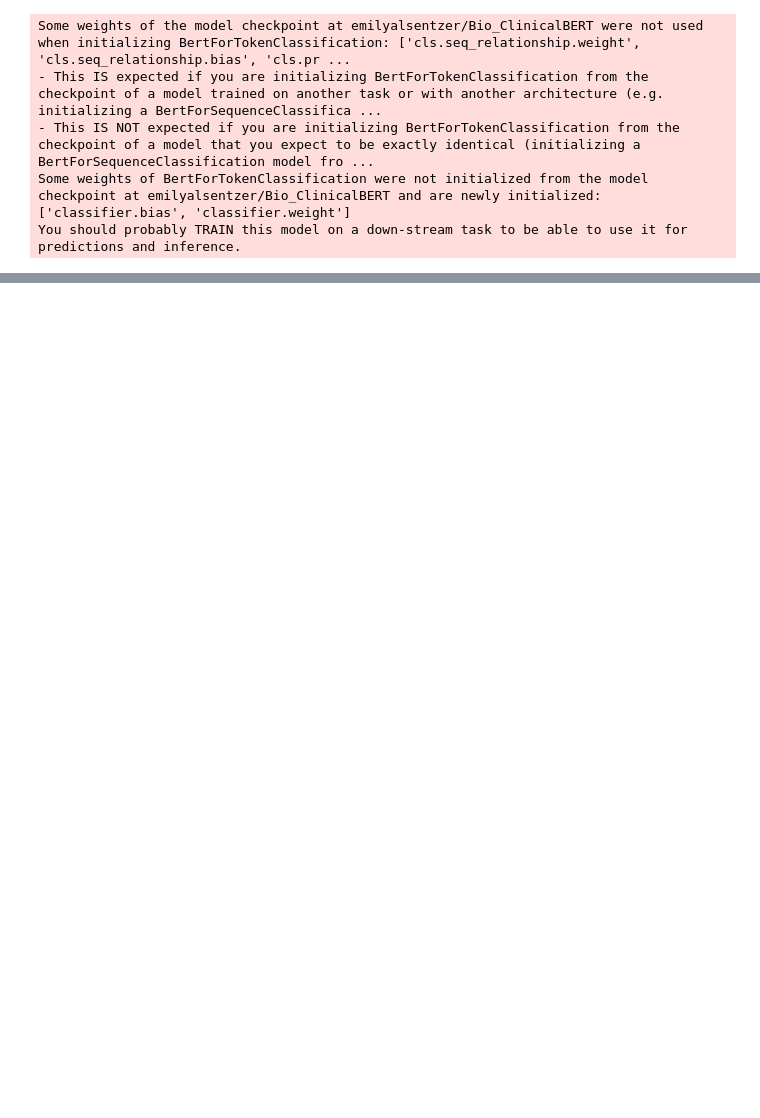
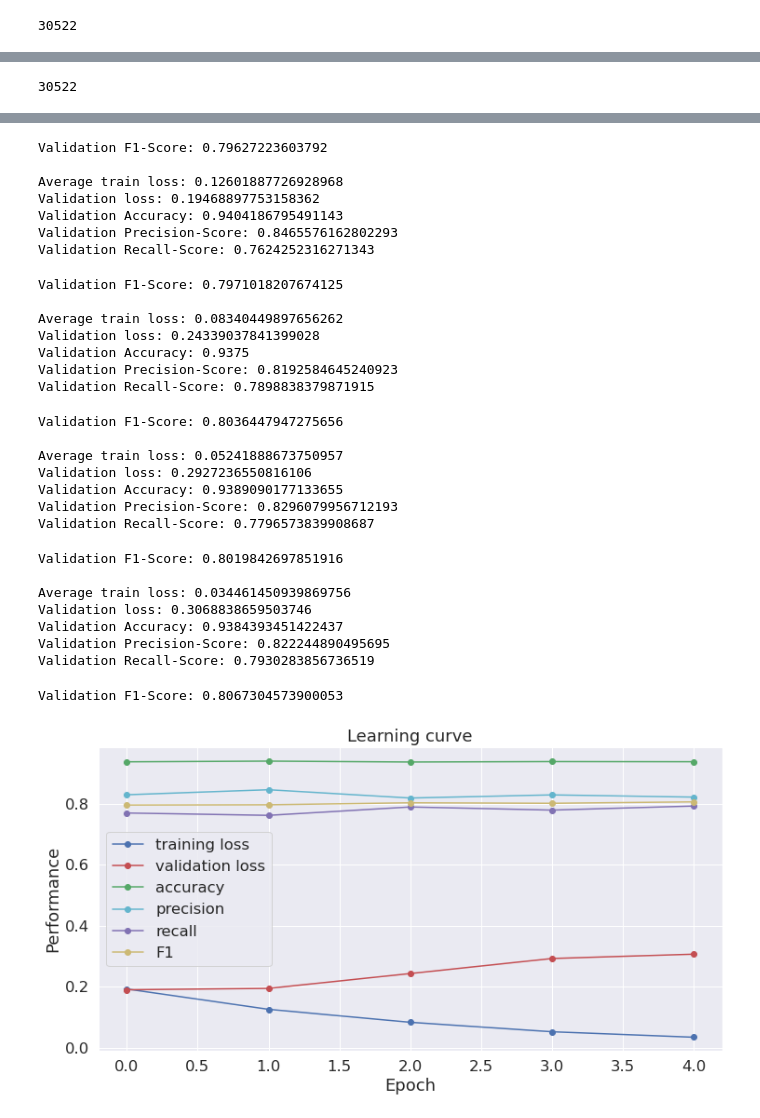
Before and after one commit to rwang258/nlp-pico-snorkel, a Jupyter notebook: bert.ipynb, the cells around one changed output, grey strips where cells are left out. Cells and saved outputs as stored; diff of their text form; code cells hidden in the pictures; blank space fills up the shorter version.

Commit message:
added changed code files. modified bert to have consistent performance metrics, and be able to extract understandable input/outputs. changed error file to run snorkel on same files as bert.

```diff
--- a/bert.ipynb
+++ b/bert.ipynb
@@ -325,20 +330,22 @@ abstracts_test, labels_test = abstract_labels(df_test)
 
 # define parameters
 MAX_LEN = 512
-bs = 12
+bs = 1
 
 # define labels
-tag_values = ['0', '1', 'PAD']
-labels_to_ids = {'0': 0, '1': 1, 'PAD': 2}
-ids_to_labels = {0: '0', 1: '1', 2: 'PAD'}
+tag_values = ['0', '1']
+labels_to_ids = {'0': 0, '1': 1}
+ids_to_labels = {0: '0', 1: '1'}
 
 
 # device set up
-device = torch.device("cuda" if torch.cuda.is_available() else "cpu")
+device = torch.device('cuda:0' if torch.cuda.is_available() else 'cpu')
 n_gpu = torch.cuda.device_count()
 
 # prepare data
-tokenizer = BertTokenizerFast.from_pretrained('bert-base-uncased') # bert-base-uncased
+tokenizer = BertTokenizerFast.from_pretrained('bert-base-uncased') # bert-base-un
+# tokenizer = BertTokenizer.from_pretrained('emilyalsentzer/Bio_ClinicalBERT',
+#                                           do_lower_case=False)
 
 train_dataloader, test_dataloader = process_data(tokenizer, abstracts_tr, labels_tr,
                                                   abstracts_test, labels_test,
@@ -348,8 +355,4 @@ train_dataloader, test_dataloader = process_data(tokenizer, abstracts_tr, labels
 # train
 accuracy, precision, recall, F1 = train(train_dataloader, test_dataloader, epochs=5)
 # %% [output]
-Some weights of the model checkpoint at emilyalsentzer/Bio_ClinicalBERT were not used when initializing BertForTokenClassification: ['cls.seq_relationship.weight', 'cls.seq_relationship.bias', 'cls.pr ...
-- This IS expected if you are initializing BertForTokenClassification from the checkpoint of a model trained on another task or with another architecture (e.g. initializing a BertForSequenceClassifica ...
-- This IS NOT expected if you are initializing BertForTokenClassification from the checkpoint of a model that you expect to be exactly identical (initializing a BertForSequenceClassification model fro ...
-Some weights of BertForTokenClassification were not initialized from the model checkpoint at emilyalsentzer/Bio_ClinicalBERT and are newly initialized: ['classifier.bias', 'classifier.weight']
-You should probably TRAIN this model on a down-stream task to be able to use it for predictions and inference.
+30522
@@ -358,0 +364 @@ For debugging consider passing CUDA_LAUNCH_BLOCKING=1.
+30522
@@ -358,0 +382,30 @@ For debugging consider passing CUDA_LAUNCH_BLOCKING=1.
+Validation F1-Score: 0.79627223603792
+
+Average train loss: 0.12601887726928968
+Validation loss: 0.19468897753158362
+Validation Accuracy: 0.9404186795491143
+Validation Precision-Score: 0.8465576162802293
+Validation Recall-Score: 0.7624252316271343
+Validation F1-Score: 0.7971018207674125
+
+Average train loss: 0.08340449897656262
+Validation loss: 0.24339037841399028
+Validation Accuracy: 0.9375
+Validation Precision-Score: 0.8192584645240923
+Validation Recall-Score: 0.7898838379871915
+Validation F1-Score: 0.8036447947275656
+
+Average train loss: 0.05241888673750957
+Validation loss: 0.2927236550816106
+Validation Accuracy: 0.9389090177133655
+Validation Precision-Score: 0.8296079956712193
+Validation Recall-Score: 0.7796573839908687
+Validation F1-Score: 0.8019842697851916
+
+Average train loss: 0.034461450939869756
+Validation loss: 0.3068838659503746
+Validation Accuracy: 0.9384393451422437
+Validation Precision-Score: 0.822244890495695
+Validation Recall-Score: 0.7930283856736519
+Validation F1-Score: 0.8067304573900053
+[figure, added]
```
Also changed, not shown: parts of 3 cells of this notebook, 2 other files.
